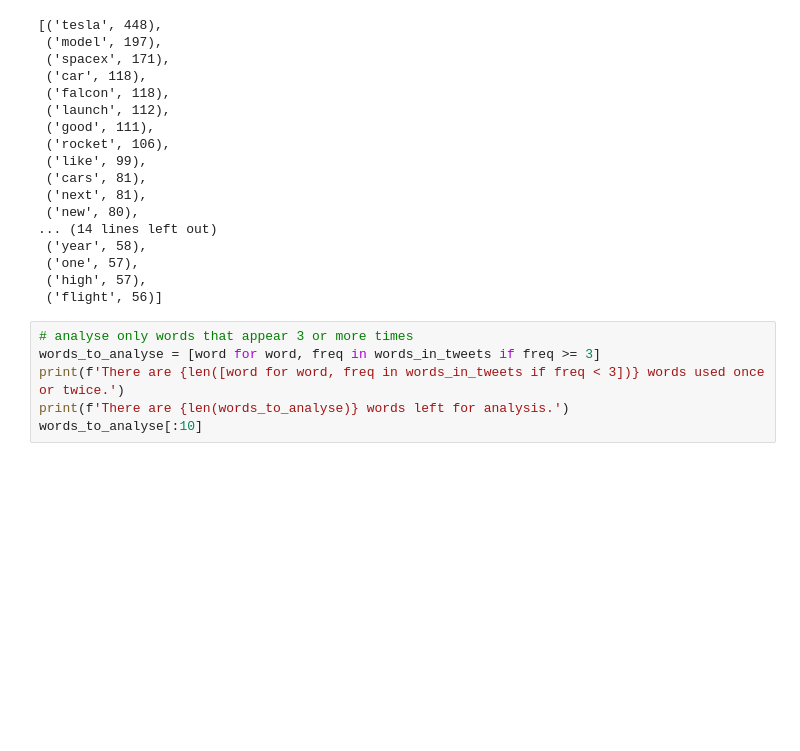
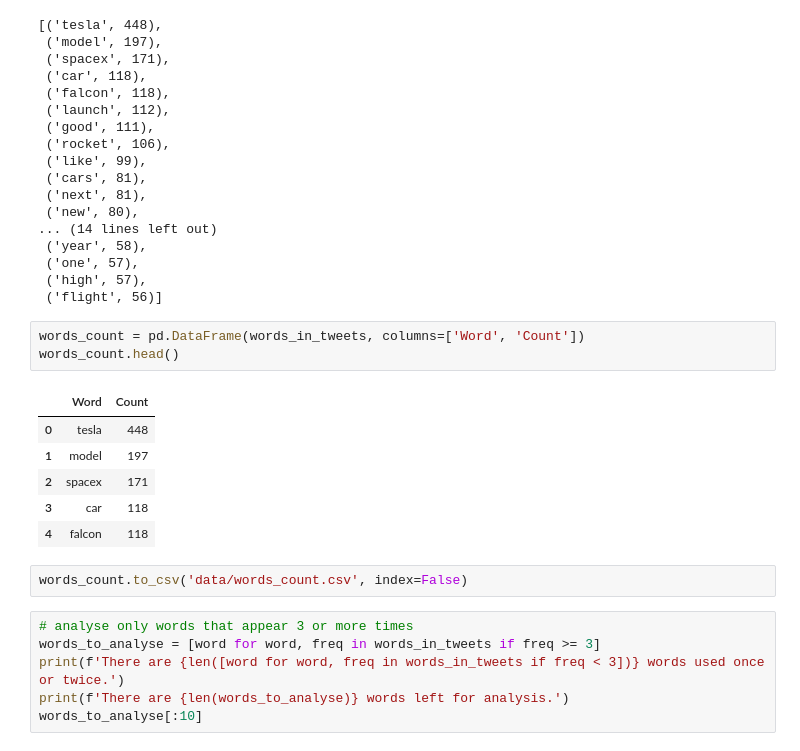
Before and after one commit to angkohtenko/twitter_vs_stocks, a Jupyter notebook: ML_model.ipynb, the cells around one changed output. Drawn from its saved outputs; the diff is of its cells as text; blank space fills up the shorter version.

Commit message:
exporting tables to csv added

```diff
--- a/ML_model.ipynb
+++ b/ML_model.ipynb
@@ -82,6 +84,18 @@ The most popular words:
  ('one', 57),
  ('high', 57),
  ('flight', 56)]
+# %%
+words_count = pd.DataFrame(words_in_tweets, columns=['Word', 'Count'])
+words_count.head()
+# %% [output]
+|  | Word | Count |
+| 0 | tesla | 448 |
+| 1 | model | 197 |
+| 2 | spacex | 171 |
+| 3 | car | 118 |
+| 4 | falcon | 118 |
+# %%
+words_count.to_csv('data/words_count.csv', index=False)
 # %%
 # analyse only words that appear 3 or more times
 words_to_analyse = [word for word, freq in words_in_tweets if freq >= 3]
```
Also changed, not shown: parts of 2 cells of this notebook.
